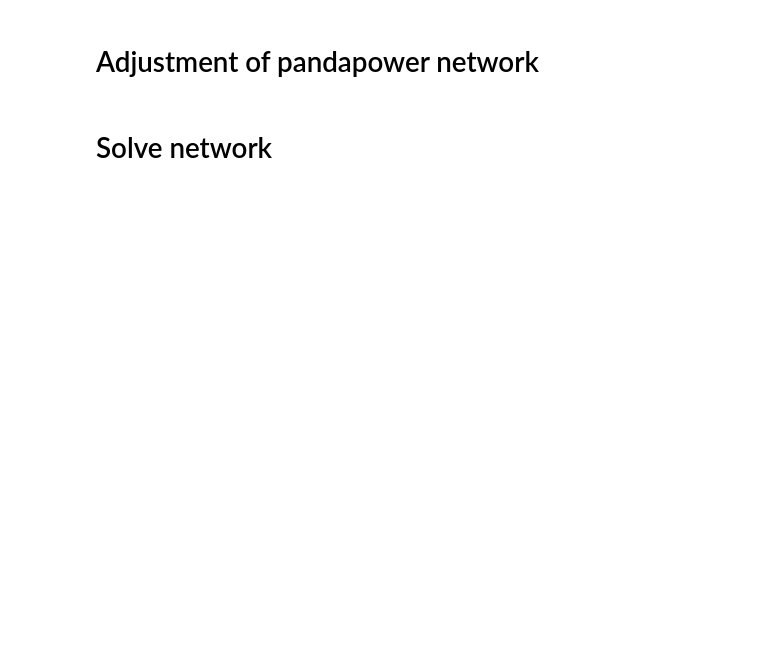
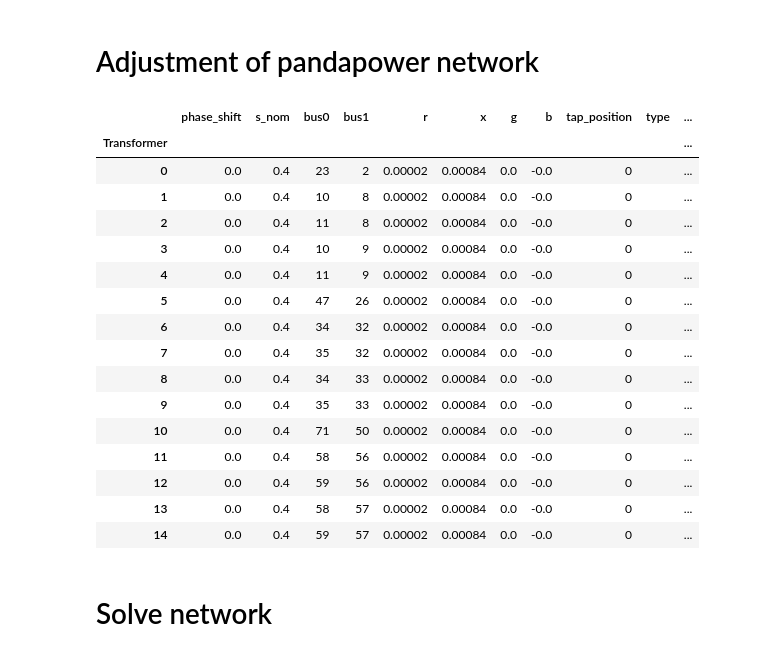
Before and after one commit to G-PST/power-flow-exercise, a Jupyter notebook: example-pypsa/pypsa-test.ipynb, the cells around one changed output. Saved outputs shown, nothing was run; the diff lists cells and outputs as text; code cells hidden in the pictures; blank space fills up the shorter version.

```diff
--- a/example-pypsa/pypsa-test.ipynb
+++ b/example-pypsa/pypsa-test.ipynb
@@ -200,0 +365,33 @@ n.generators.loc[:,"p_set"] = abs(n.generators.loc[:,"p_set"])
+# %%
+n.loads.loc[:,["p_set", "q_set"]] = (n.loads.loc[:,["p_set", "q_set"]])*0.5
+# %%
+n.loads.loc[:,["q_set"]] = (n.loads.loc[:,["q_set"]])*0.1
+# %%
+n.buses.v_mag_pu_set = 1
+# %%
+n.lines.loc["104","r"] = 1
+# %%
+n.transformers.r = 2e-5
+n.transformers.x = 8.4e-4
+n.transformers.tap_position = 0
+n.transformers.r = 2e-5
+n.transformers.x = 8.4e-4
+n.transformers
+# %% [output]
+|  | phase_shift | s_nom | bus0 | bus1 | r | x | g | b | tap_position | type | ... |
+| Transformer |  |  |  |  |  |  |  |  |  |  | ... |
+| 0 | 0.0 | 0.4 | 23 | 2 | 0.00002 | 0.00084 | 0.0 | -0.0 | 0 |  | ... |
+| 1 | 0.0 | 0.4 | 10 | 8 | 0.00002 | 0.00084 | 0.0 | -0.0 | 0 |  | ... |
+| 2 | 0.0 | 0.4 | 11 | 8 | 0.00002 | 0.00084 | 0.0 | -0.0 | 0 |  | ... |
+| 3 | 0.0 | 0.4 | 10 | 9 | 0.00002 | 0.00084 | 0.0 | -0.0 | 0 |  | ... |
+| 4 | 0.0 | 0.4 | 11 | 9 | 0.00002 | 0.00084 | 0.0 | -0.0 | 0 |  | ... |
+| 5 | 0.0 | 0.4 | 47 | 26 | 0.00002 | 0.00084 | 0.0 | -0.0 | 0 |  | ... |
+| 6 | 0.0 | 0.4 | 34 | 32 | 0.00002 | 0.00084 | 0.0 | -0.0 | 0 |  | ... |
+| 7 | 0.0 | 0.4 | 35 | 32 | 0.00002 | 0.00084 | 0.0 | -0.0 | 0 |  | ... |
+| 8 | 0.0 | 0.4 | 34 | 33 | 0.00002 | 0.00084 | 0.0 | -0.0 | 0 |  | ... |
+| 9 | 0.0 | 0.4 | 35 | 33 | 0.00002 | 0.00084 | 0.0 | -0.0 | 0 |  | ... |
+| 10 | 0.0 | 0.4 | 71 | 50 | 0.00002 | 0.00084 | 0.0 | -0.0 | 0 |  | ... |
+| 11 | 0.0 | 0.4 | 58 | 56 | 0.00002 | 0.00084 | 0.0 | -0.0 | 0 |  | ... |
+| 12 | 0.0 | 0.4 | 59 | 56 | 0.00002 | 0.00084 | 0.0 | -0.0 | 0 |  | ... |
+| 13 | 0.0 | 0.4 | 58 | 57 | 0.00002 | 0.00084 | 0.0 | -0.0 | 0 |  | ... |
+| 14 | 0.0 | 0.4 | 59 | 57 | 0.00002 | 0.00084 | 0.0 | -0.0 | 0 |  | ... |
```
Also changed, not shown: parts of 36 cells of this notebook.
